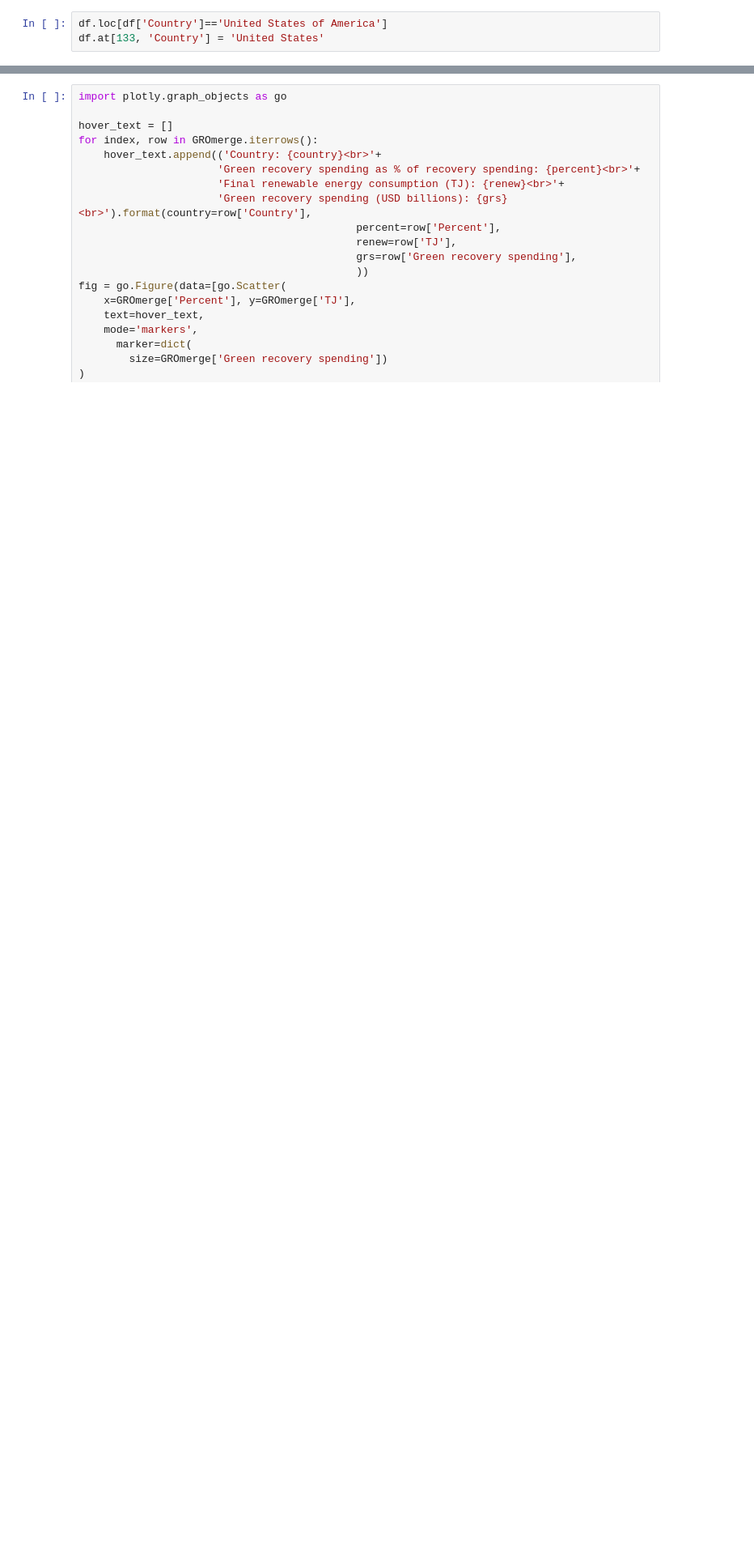
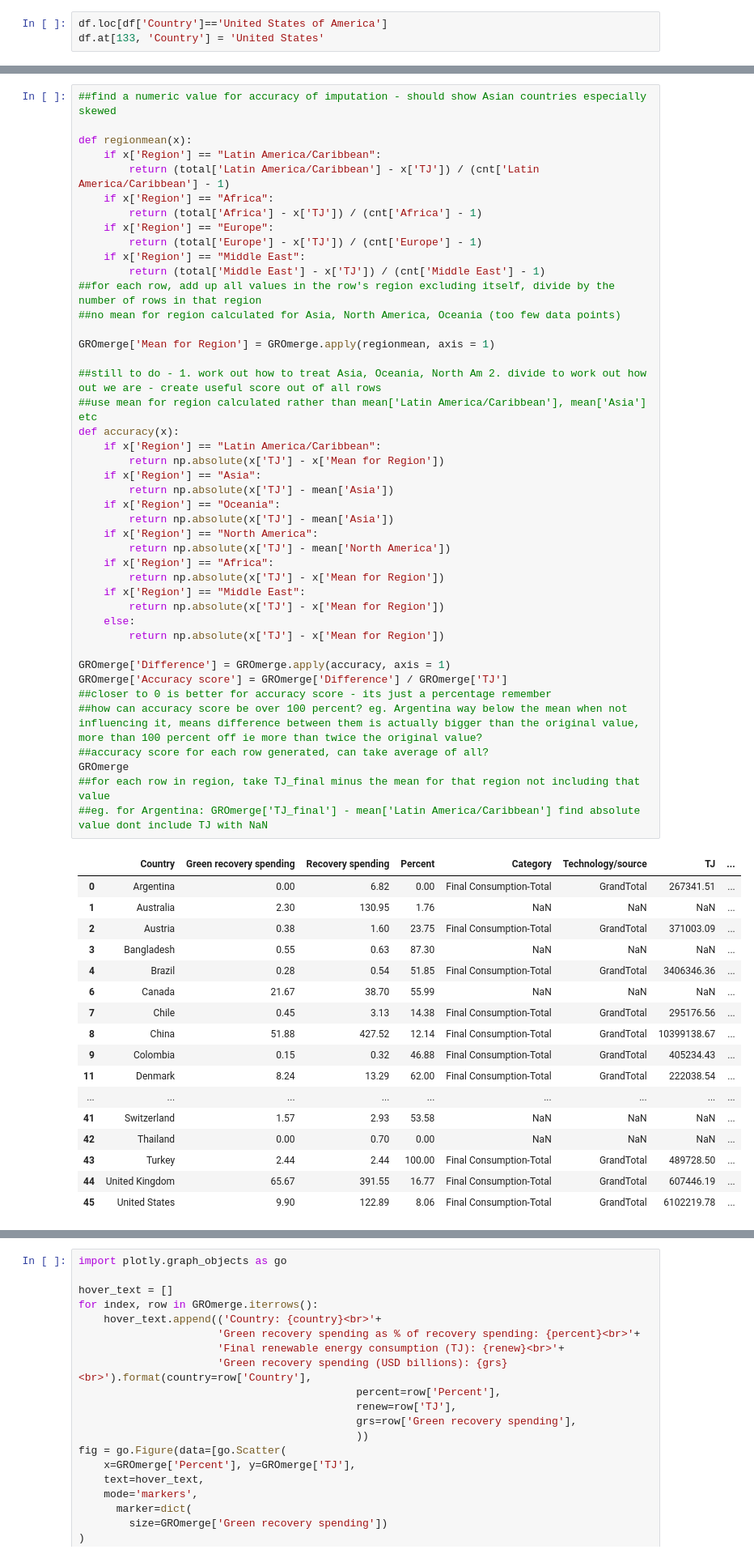
Before and after one commit to eimbloom/Test, a Jupyter notebook: Renewablecons.ipynb, the cells around one changed output, grey strips where cells are left out. Shown at 81% size. Drawn from its saved outputs; the diff is of its cells as text; blank space fills up the shorter version.

```diff
--- a/Renewablecons.ipynb
+++ b/Renewablecons.ipynb
@@ -138,0 +181,61 @@ GROmerge
+# %%
+##find a numeric value for accuracy of imputation - should show Asian countries especially skewed
+
+def regionmean(x):
+    if x['Region'] == "Latin America/Caribbean":
+        return (total['Latin America/Caribbean'] - x['TJ']) / (cnt['Latin America/Caribbean'] - 1)
+    if x['Region'] == "Africa":
+        return (total['Africa'] - x['TJ']) / (cnt['Africa'] - 1)
+    if x['Region'] == "Europe":
+        return (total['Europe'] - x['TJ']) / (cnt['Europe'] - 1)
+    if x['Region'] == "Middle East":
+        return (total['Middle East'] - x['TJ']) / (cnt['Middle East'] - 1)
+##for each row, add up all values in the row's region excluding itself, divide by the number of rows in that region
+##no mean for region calculated for Asia, North America, Oceania (too few data points)
+
+GROmerge['Mean for Region'] = GROmerge.apply(regionmean, axis = 1)
+
+##still to do - 1. work out how to treat Asia, Oceania, North Am 2. divide to work out how out we are - create useful score out of all rows
+##use mean for region calculated rather than mean['Latin America/Caribbean'], mean['Asia'] etc
+def accuracy(x):
+    if x['Region'] == "Latin America/Caribbean":
+        return np.absolute(x['TJ'] - x['Mean for Region'])
+    if x['Region'] == "Asia":
+        return np.absolute(x['TJ'] - mean['Asia'])
+    if x['Region'] == "Oceania":
+        return np.absolute(x['TJ'] - mean['Asia'])
+    if x['Region'] == "North America":
+        return np.absolute(x['TJ'] - mean['North America'])
+    if x['Region'] == "Africa":
+        return np.absolute(x['TJ'] - x['Mean for Region'])
+    if x['Region'] == "Middle East":
+        return np.absolute(x['TJ'] - x['Mean for Region'])
+    else:
+        return np.absolute(x['TJ'] - x['Mean for Region'])
+
+GROmerge['Difference'] = GROmerge.apply(accuracy, axis = 1)
+GROmerge['Accuracy score'] = GROmerge['Difference'] / GROmerge['TJ']
+##closer to 0 is better for accuracy score - its just a percentage remember
+##how can accuracy score be over 100 percent? eg. Argentina way below the mean when not influencing it, means difference between them is actually bigger than the original value, more than 100 percent off ie more than twice the original value?
+##accuracy score for each row generated, can take average of all?
+GROmerge
+##for each row in region, take TJ_final minus the mean for that region not including that value
+##eg. for Argentina: GROmerge['TJ_final'] - mean['Latin America/Caribbean'] find absolute value dont include TJ with NaN
+# %% [output]
+|  | Country | Green recovery spending | Recovery spending | Percent | Category | Technology/source | TJ | ... |
+| 0 | Argentina | 0.00 | 6.82 | 0.00 | Final Consumption-Total | GrandTotal | 267341.51 | ... |
+| 1 | Australia | 2.30 | 130.95 | 1.76 | NaN | NaN | NaN | ... |
+| 2 | Austria | 0.38 | 1.60 | 23.75 | Final Consumption-Total | GrandTotal | 371003.09 | ... |
+| 3 | Bangladesh | 0.55 | 0.63 | 87.30 | NaN | NaN | NaN | ... |
+| 4 | Brazil | 0.28 | 0.54 | 51.85 | Final Consumption-Total | GrandTotal | 3406346.36 | ... |
+| 6 | Canada | 21.67 | 38.70 | 55.99 | NaN | NaN | NaN | ... |
+| 7 | Chile | 0.45 | 3.13 | 14.38 | Final Consumption-Total | GrandTotal | 295176.56 | ... |
+| 8 | China | 51.88 | 427.52 | 12.14 | Final Consumption-Total | GrandTotal | 10399138.67 | ... |
+| 9 | Colombia | 0.15 | 0.32 | 46.88 | Final Consumption-Total | GrandTotal | 405234.43 | ... |
+| 11 | Denmark | 8.24 | 13.29 | 62.00 | Final Consumption-Total | GrandTotal | 222038.54 | ... |
+| ... | ... | ... | ... | ... | ... | ... | ... | ... |
+| 41 | Switzerland | 1.57 | 2.93 | 53.58 | NaN | NaN | NaN | ... |
+| 42 | Thailand | 0.00 | 0.70 | 0.00 | NaN | NaN | NaN | ... |
+| 43 | Turkey | 2.44 | 2.44 | 100.00 | Final Consumption-Total | GrandTotal | 489728.50 | ... |
+| 44 | United Kingdom | 65.67 | 391.55 | 16.77 | Final Consumption-Total | GrandTotal | 607446.19 | ... |
+| 45 | United States | 9.90 | 122.89 | 8.06 | Final Consumption-Total | GrandTotal | 6102219.78 | ... |
```
Also changed, not shown: parts of 16 cells of this notebook, 4 other files.
